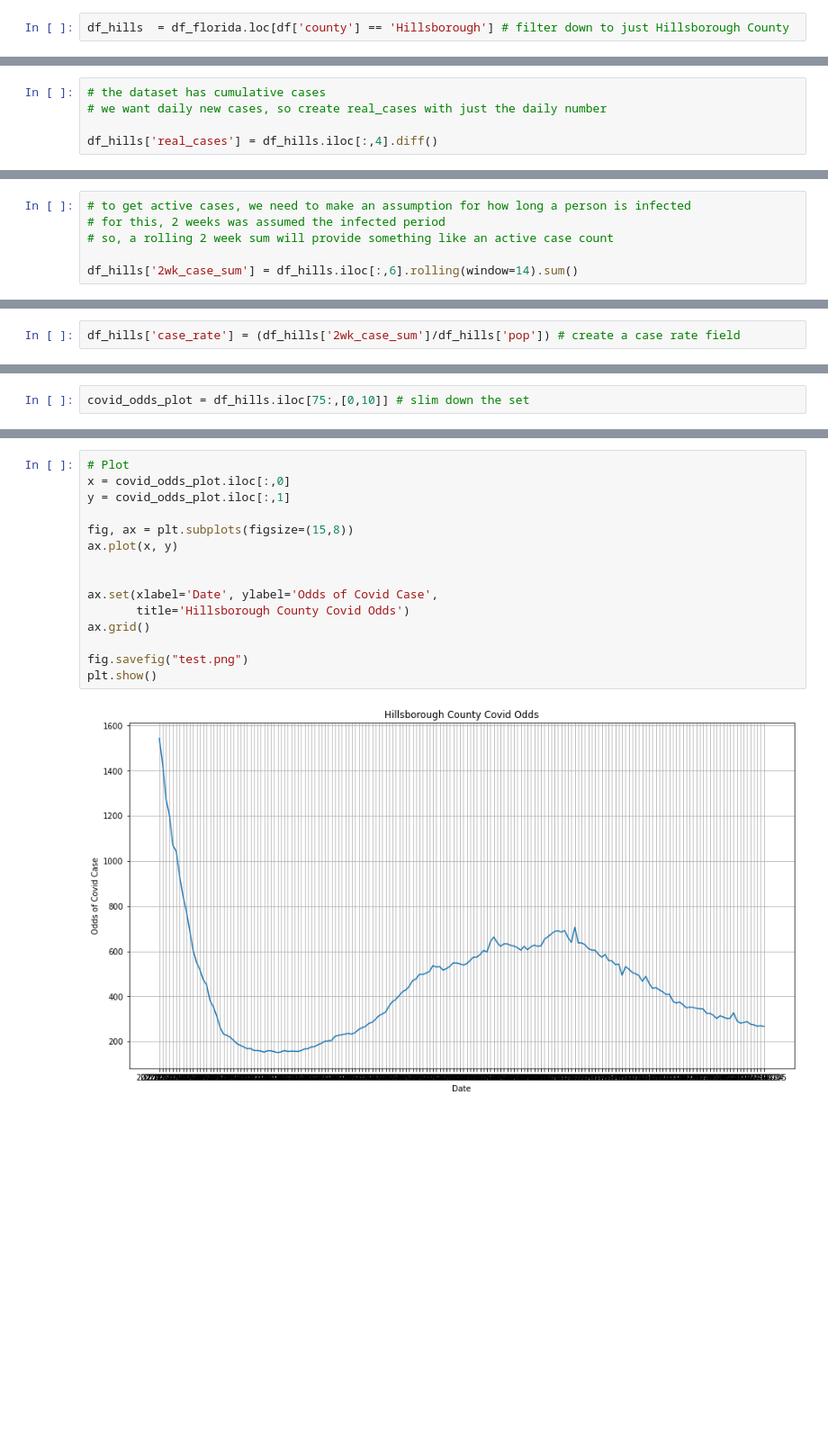
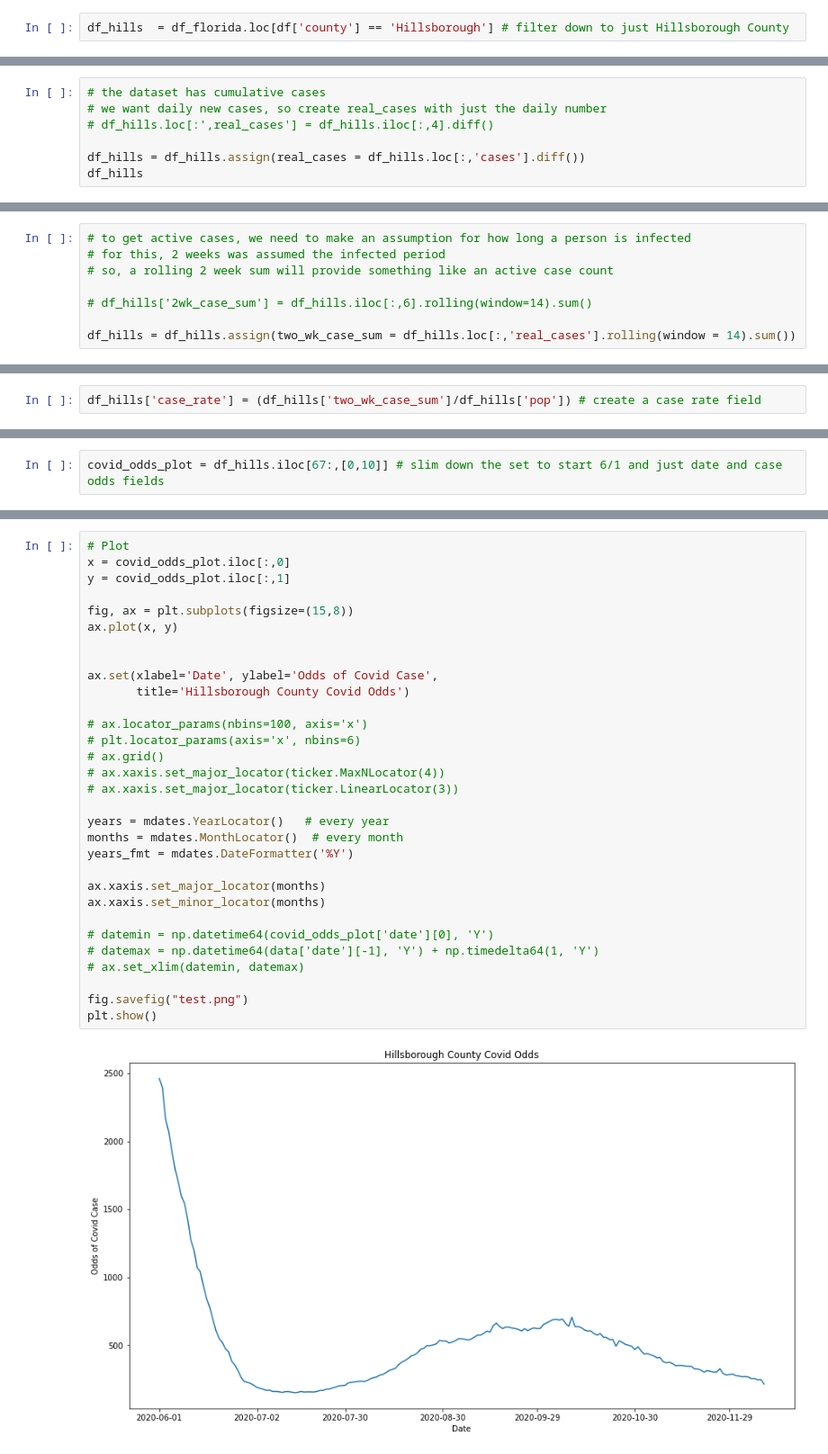
Before and after one commit to jaminotte/hillsborough_covid_odds, a Jupyter notebook: Hills County Covid Density.ipynb, the cells around one changed output, grey strips where cells are left out. Shown at 90% size. Saved outputs shown, nothing was run; the diff lists cells and outputs as text; blank space fills up the shorter version.

```diff
--- a/Hills County Covid Density.ipynb
+++ b/Hills County Covid Density.ipynb
@@ -26,6 +75,8 @@ df_hills  = df_florida.loc[df['county'] == 'Hillsborough'] # filter down to just
 # %%
 # the dataset has cumulative cases
 # we want daily new cases, so create real_cases with just the daily number
+# df_hills.loc[:',real_cases'] = df_hills.iloc[:,4].diff()
 
-df_hills['real_cases'] = df_hills.iloc[:,4].diff()
+df_hills = df_hills.assign(real_cases = df_hills.loc[:,'cases'].diff())
+df_hills
 # %% [output]
@@ -48,4 +98,6 @@ df_hills.tail() # how's it looking?
 # for this, 2 weeks was assumed the infected period
 # so, a rolling 2 week sum will provide something like an active case count
 
-df_hills['2wk_case_sum'] = df_hills.iloc[:,6].rolling(window=14).sum()
+# df_hills['2wk_case_sum'] = df_hills.iloc[:,6].rolling(window=14).sum()
+
+df_hills = df_hills.assign(two_wk_case_sum = df_hills.loc[:,'real_cases'].rolling(window = 14).sum())
@@ -75,2 +115,2 @@ df_hills.tail() # how's it look?
 # %%
-df_hills['case_rate'] = (df_hills['2wk_case_sum']/df_hills['pop']) # create a case rate field
+df_hills['case_rate'] = (df_hills['two_wk_case_sum']/df_hills['pop']) # create a case rate field
@@ -103,5 +131,5 @@ df_hills.tail()
 # %%
-covid_odds_plot = df_hills.iloc[75:,[0,10]] # slim down the set
+covid_odds_plot = df_hills.iloc[67:,[0,10]] # slim down the set to start 6/1 and just date and case odds fields
 # %%
 covid_odds_plot
 # %% [output]
@@ -121,20 +149,36 @@ covid_odds_plot
 # %%
 # Plot
 x = covid_odds_plot.iloc[:,0]
 y = covid_odds_plot.iloc[:,1]
 
 fig, ax = plt.subplots(figsize=(15,8))
 ax.plot(x, y)
 
 
 ax.set(xlabel='Date', ylabel='Odds of Covid Case',
        title='Hillsborough County Covid Odds')
-ax.grid()
+
+# ax.locator_params(nbins=100, axis='x')
+# plt.locator_params(axis='x', nbins=6)
+# ax.grid()
+# ax.xaxis.set_major_locator(ticker.MaxNLocator(4))
+# ax.xaxis.set_major_locator(ticker.LinearLocator(3))
+
+years = mdates.YearLocator()   # every year
+months = mdates.MonthLocator()  # every month
+years_fmt = mdates.DateFormatter('%Y')
+
+ax.xaxis.set_major_locator(months)
+ax.xaxis.set_minor_locator(months)
+
+# datemin = np.datetime64(covid_odds_plot['date'][0], 'Y')
+# datemax = np.datetime64(data['date'][-1], 'Y') + np.timedelta64(1, 'Y')
+# ax.set_xlim(datemin, datemax)
 
 fig.savefig("test.png")
 plt.show()
 # %% [output]
-[figure, old version]
+[figure, new version]
 # %%
 # define some key statistics
 
```
Also changed, not shown: parts of 17 cells of this notebook.
